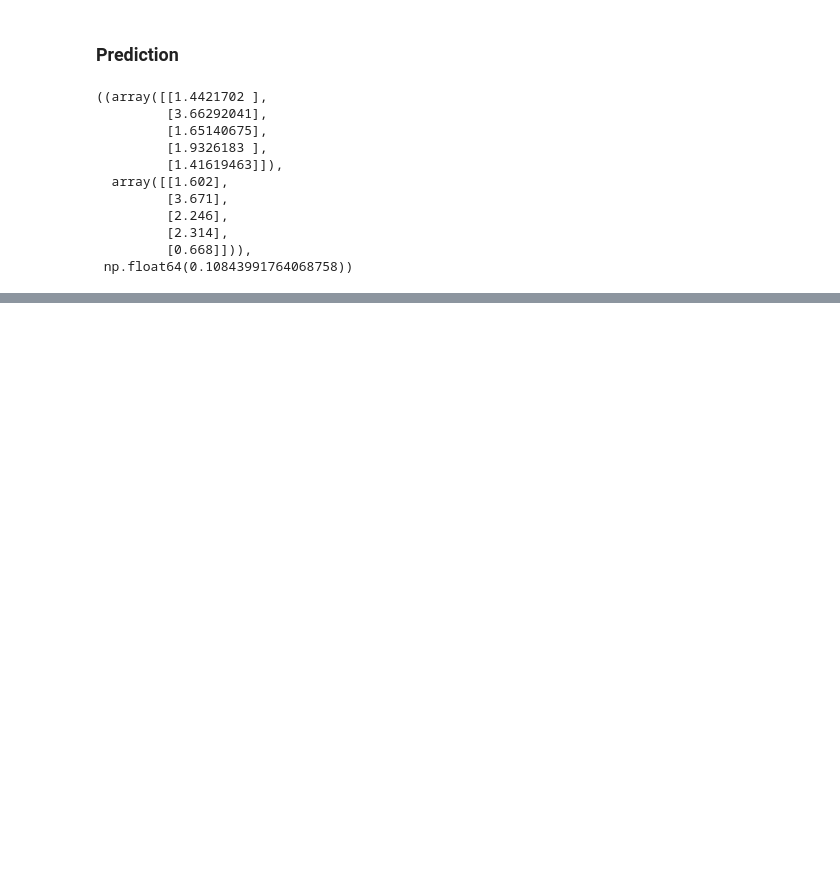
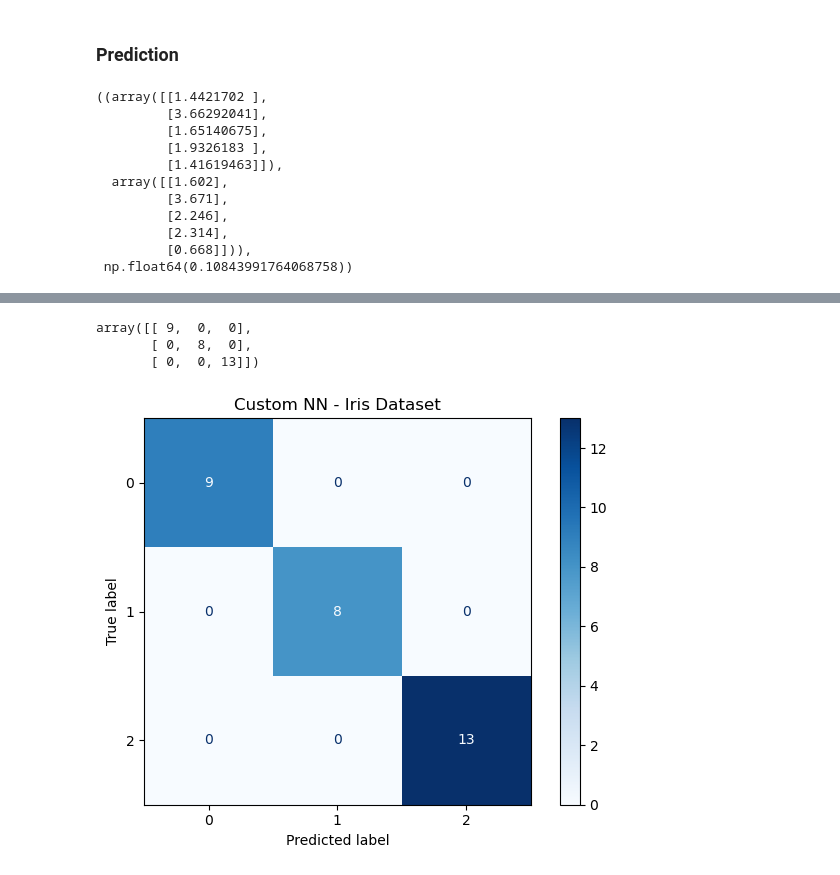
Before and after one commit to Param302/ML-Practice, a Jupyter notebook: ANN_from_Scratch.ipynb, the cells around one changed output, grey strips where cells are left out. Drawn from its saved outputs; the diff is of its cells as text; code cells hidden in the pictures; blank space fills up the shorter version.

```diff
--- a/ANN_from_Scratch.ipynb
+++ b/ANN_from_Scratch.ipynb
@@ -357,0 +450,6 @@ _, MSE()(*_)
+# %%
+y_preds = NN_clf.predict(X_valid)
+y_preds_lbl = np.argmax(y_preds, axis=1)
+y_valid_lbl = np.argmax(y_valid, axis=1)
+_ = y_preds_lbl, y_valid_lbl
+_, SparseCategoricalCrossEntropy()(*_)
@@ -357,0 +478,14 @@ _, MSE()(*_)
+# %%
+cf = confusion_matrix(y_preds_lbl, y_valid_lbl)
+cf
+# %% [output]
+array([[ 9,  0,  0],
+       [ 0,  8,  0],
+       [ 0,  0, 13]])
+# %%
+ConfusionMatrixDisplay(cf).plot(cmap="Blues")
+plt.title("Custom NN - Iris Dataset")
+plt.tight_layout()
+plt.show()
+# %% [output]
+[figure, added]
```
Also changed, not shown: parts of 18 cells of this notebook.
